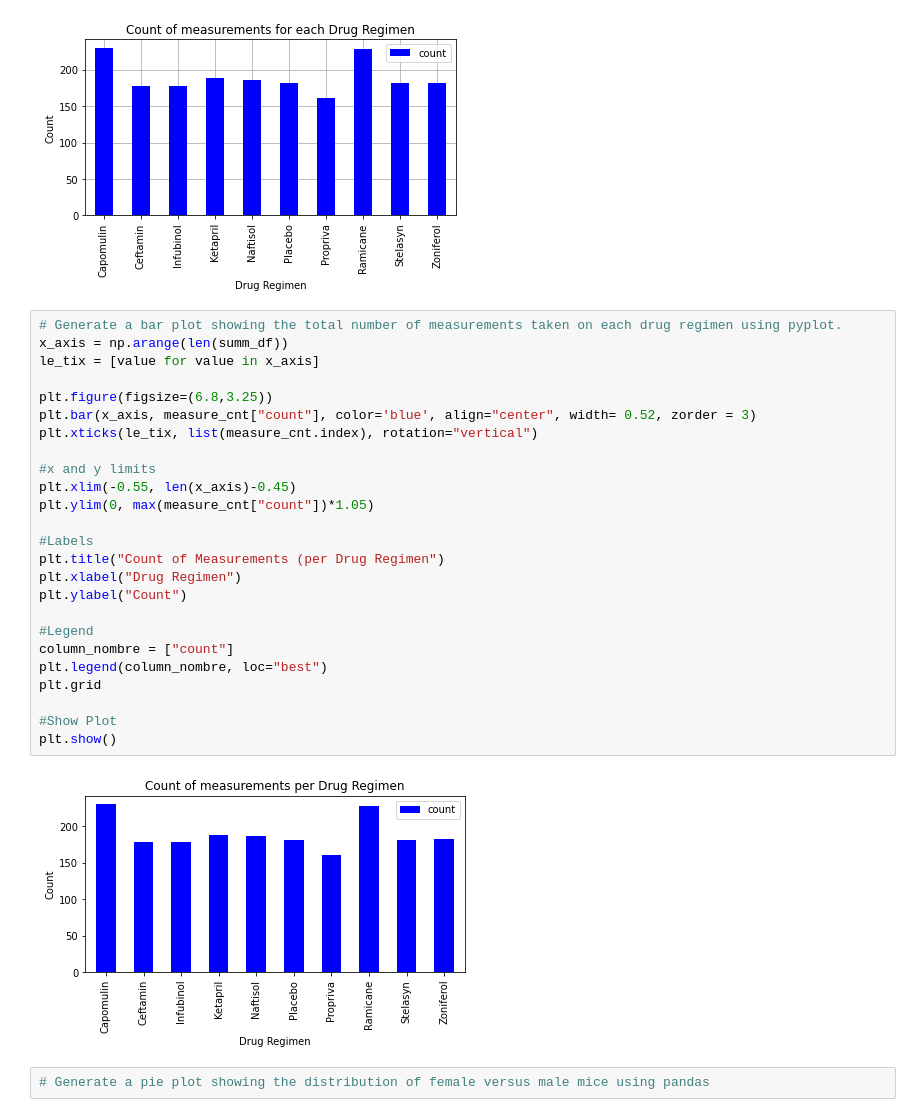
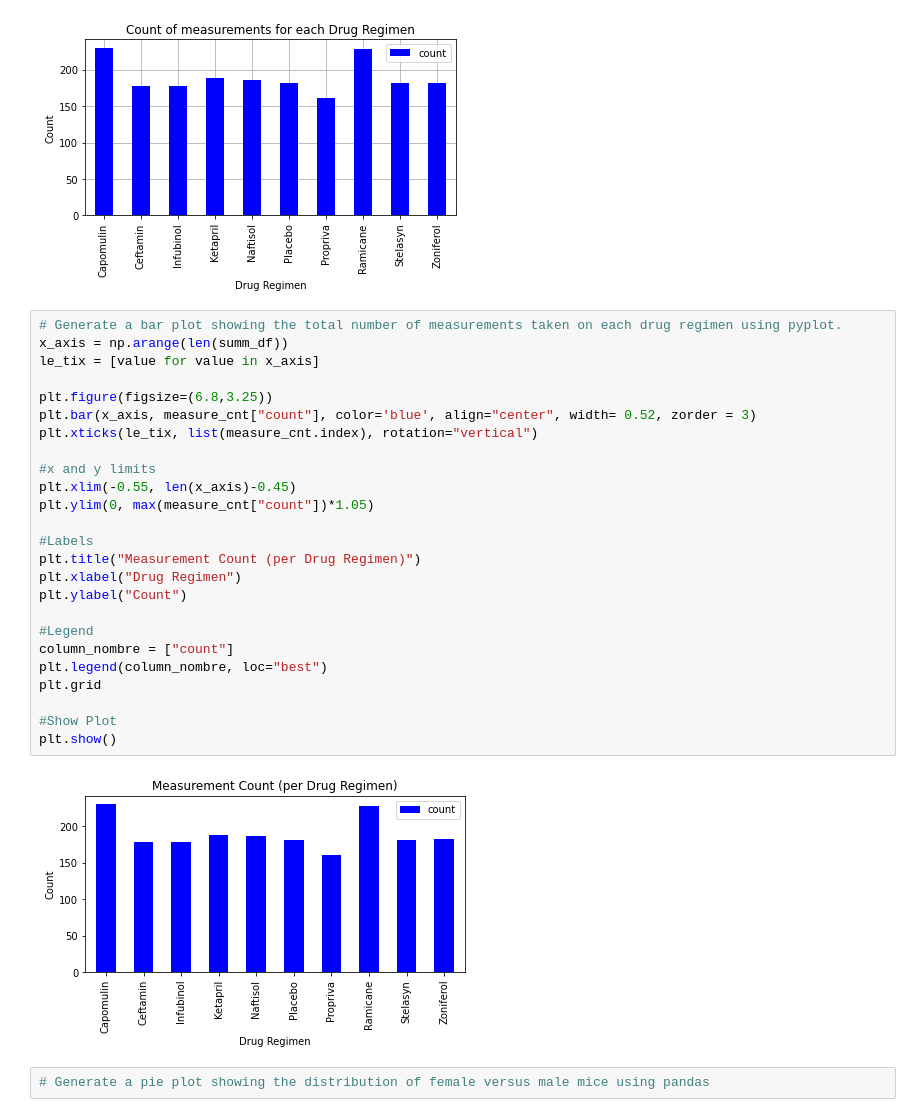
Before and after one commit to marcusmguerrier/matplotlib_challenge, a Jupyter notebook: Pymaceuticals/pymaceuticals_starter.ipynb, the cells around one changed output. Drawn from its saved outputs; the diff is of its cells as text.

```diff
--- a/Pymaceuticals/pymaceuticals_starter.ipynb
+++ b/Pymaceuticals/pymaceuticals_starter.ipynb
@@ -116,30 +116,30 @@ plt.show()
 # %%
 # Generate a bar plot showing the total number of measurements taken on each drug regimen using pyplot.
 x_axis = np.arange(len(summ_df))
 le_tix = [value for value in x_axis]
 
 plt.figure(figsize=(6.8,3.25))
 plt.bar(x_axis, measure_cnt["count"], color='blue', align="center", width= 0.52, zorder = 3)
 plt.xticks(le_tix, list(measure_cnt.index), rotation="vertical")
 
 #x and y limits
 plt.xlim(-0.55, len(x_axis)-0.45)
 plt.ylim(0, max(measure_cnt["count"])*1.05)
 
 #Labels
-plt.title("Count of Measurements (per Drug Regimen")
+plt.title("Measurement Count (per Drug Regimen)")
 plt.xlabel("Drug Regimen")
 plt.ylabel("Count")
 
 #Legend
 column_nombre = ["count"]
 plt.legend(column_nombre, loc="best")
 plt.grid
 
 #Show Plot
 plt.show()
 # %% [output]
-[figure, old version]
+[figure, new version]
 # %%
 # Generate a pie plot showing the distribution of female versus male mice using pandas
 # %%
```
Also changed, not shown: parts of 3 cells of this notebook.
